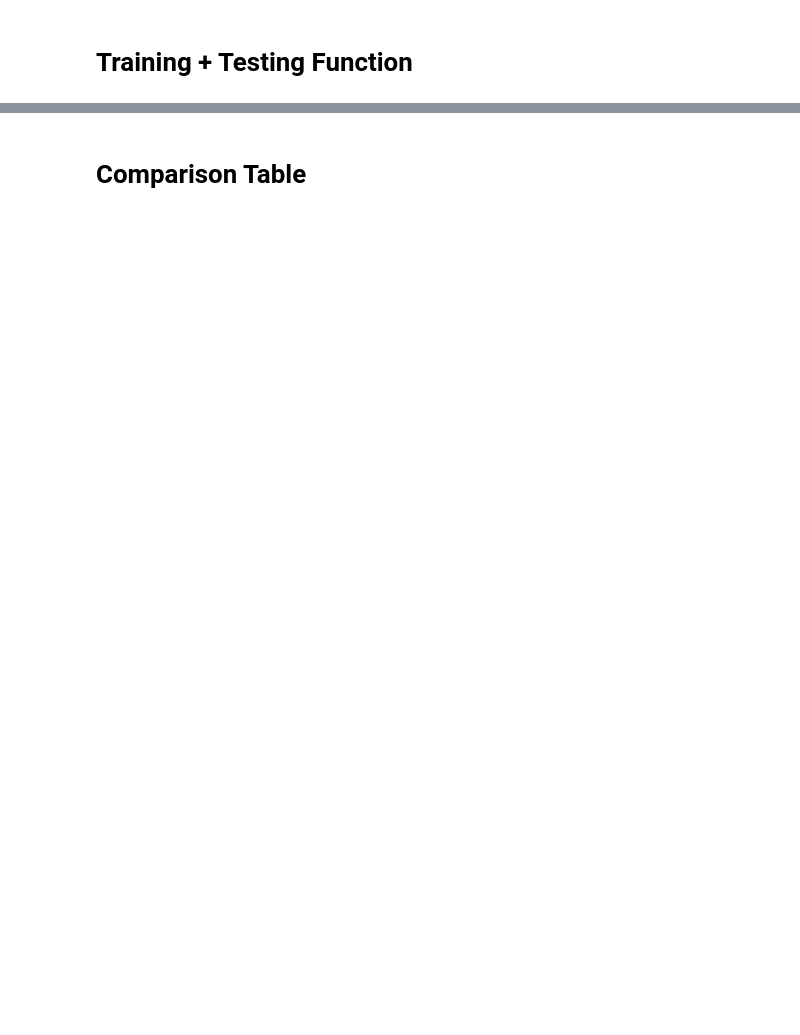
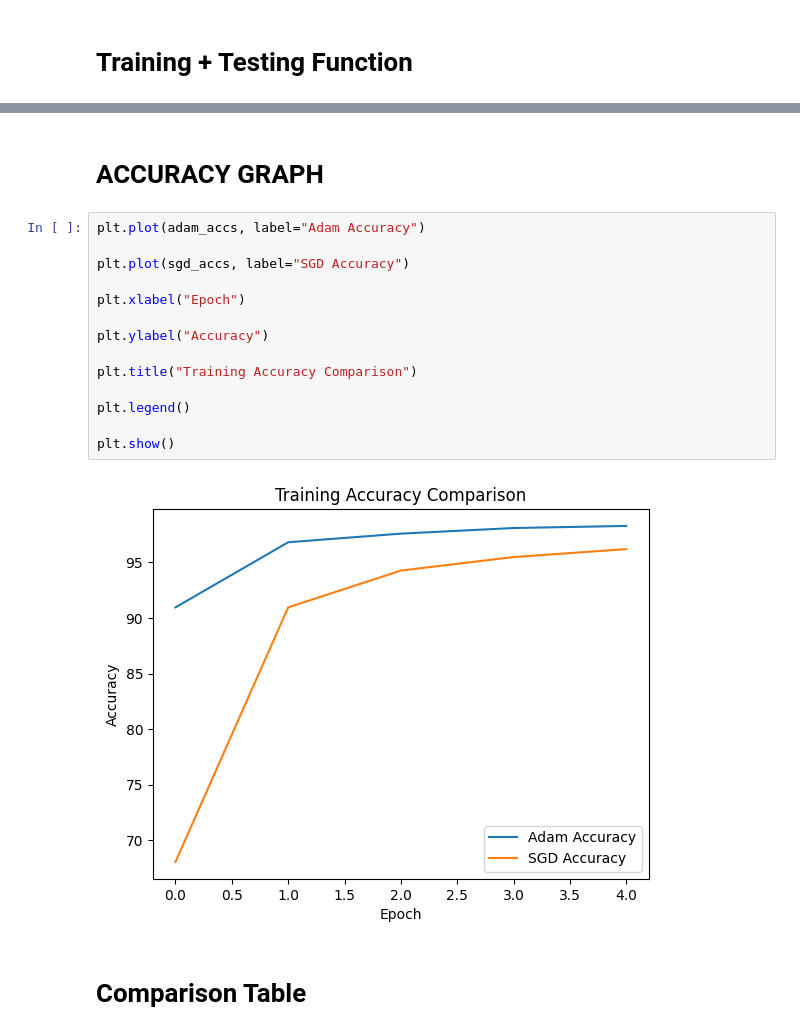
Before and after one commit to zizimostafa/MNIST-DL-Project, a Jupyter notebook: Final_deep_learning.ipynb, the cells around one changed output, grey strips where cells are left out. Saved outputs shown, nothing was run; the diff lists cells and outputs as text; blank space fills up the shorter version.

```diff
--- a/Final_deep_learning.ipynb
+++ b/Final_deep_learning.ipynb
@@ -153,3 +272,21 @@ SGD TEST ACCURACY: 96.99%
+# %% [markdown]
+# ACCURACY GRAPH
+# %%
+plt.plot(adam_accs, label="Adam Accuracy")
+
+plt.plot(sgd_accs, label="SGD Accuracy")
+
+plt.xlabel("Epoch")
+
+plt.ylabel("Accuracy")
+
+plt.title("Training Accuracy Comparison")
+
+plt.legend()
+
+plt.show()
+# %% [output]
+[figure, added]
 # %% [markdown]
 
 # Comparison Table
```
Also changed, not shown: parts of 9 cells of this notebook.
